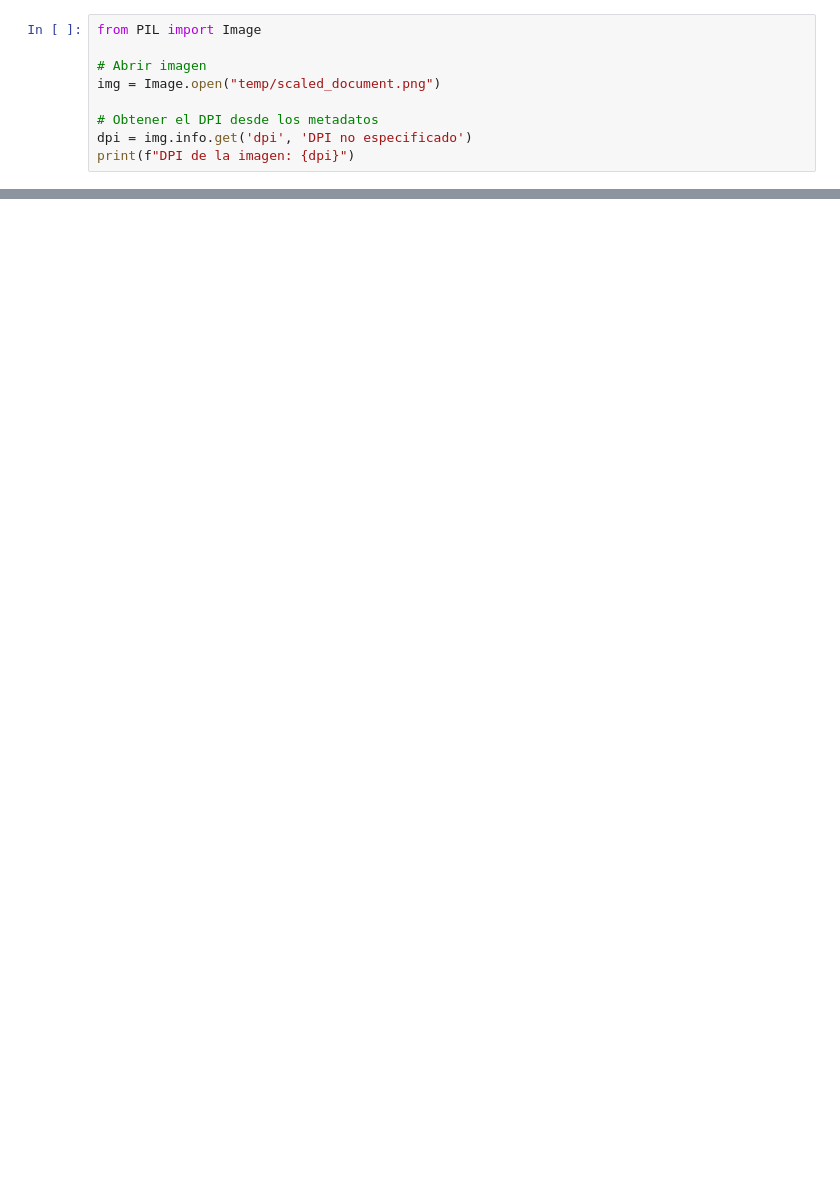
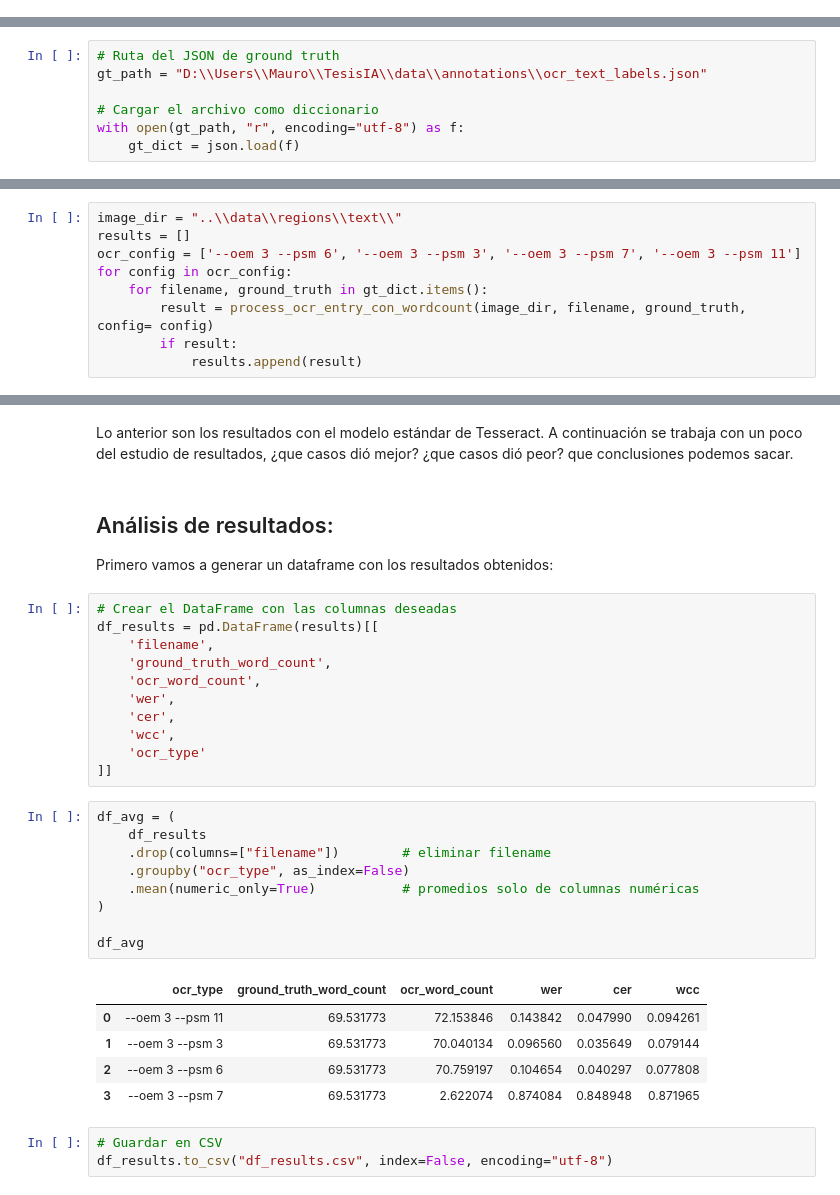
Before and after one commit to Mauro-Aguirregaray/DigitalizacionLibrosCientificos, a Jupyter notebook: notebooks/OCR_text.ipynb, the cells around one changed output, grey strips where cells are left out. Drawn from its saved outputs; the diff is of its cells as text; blank space fills up the shorter version.

Commit message:
feat(notebook): agregar notebook completo de Tesseract OCR

```diff
--- a/notebooks/OCR_text.ipynb
+++ b/notebooks/OCR_text.ipynb
@@ -139,9 +0,0 @@ stantive grounds ~ to consider this as the “final* model. If
-# %%
-from PIL import Image
-
-# Abrir imagen
-img = Image.open("temp/scaled_document.png")
-
-# Obtener el DPI desde los metadatos
-dpi = img.info.get('dpi', 'DPI no especificado')
-print(f"DPI de la imagen: {dpi}")
@@ -149,0 +18,7 @@ DPI de la imagen: DPI no especificado
+# %%
+# Ruta del JSON de ground truth
+gt_path = "D:\\Users\\Mauro\\TesisIA\\data\\annotations\\ocr_text_labels.json"
+
+# Cargar el archivo como diccionario
+with open(gt_path, "r", encoding="utf-8") as f:
+    gt_dict = json.load(f)
@@ -149,0 +106,9 @@ DPI de la imagen: DPI no especificado
+# %%
+image_dir = "..\\data\\regions\\text\\"
+results = []
+ocr_config = ['--oem 3 --psm 6', '--oem 3 --psm 3', '--oem 3 --psm 7', '--oem 3 --psm 11']
+for config in ocr_config:
+    for filename, ground_truth in gt_dict.items():
+        result = process_ocr_entry_con_wordcount(image_dir, filename, ground_truth, config= config)
+        if result:
+            results.append(result)
@@ -149,0 +135,35 @@ DPI de la imagen: DPI no especificado
+# %% [markdown]
+Lo anterior son los resultados con el modelo estándar de Tesseract. A continuación se trabaja con un poco del estudio de resultados, ¿que casos dió mejor? ¿que casos dió peor? que conclusiones podemos sacar.
+# %% [markdown]
+## Análisis de resultados:
+
+Primero vamos a generar un dataframe con los resultados obtenidos:
+# %%
+# Crear el DataFrame con las columnas deseadas
+df_results = pd.DataFrame(results)[[
+    'filename',
+    'ground_truth_word_count',
+    'ocr_word_count',
+    'wer',
+    'cer',
+    'wcc',
+    'ocr_type'
+]]
+# %%
+df_avg = (
+    df_results
+    .drop(columns=["filename"])        # eliminar filename
+    .groupby("ocr_type", as_index=False)
+    .mean(numeric_only=True)           # promedios solo de columnas numéricas
+)
+
+df_avg
+# %% [output]
+|  | ocr_type | ground_truth_word_count | ocr_word_count | wer | cer | wcc |
+| 0 | --oem 3 --psm 11 | 69.531773 | 72.153846 | 0.143842 | 0.047990 | 0.094261 |
+| 1 | --oem 3 --psm 3 | 69.531773 | 70.040134 | 0.096560 | 0.035649 | 0.079144 |
+| 2 | --oem 3 --psm 6 | 69.531773 | 70.759197 | 0.104654 | 0.040297 | 0.077808 |
+| 3 | --oem 3 --psm 7 | 69.531773 | 2.622074 | 0.874084 | 0.848948 | 0.871965 |
+# %%
+# Guardar en CSV
+df_results.to_csv("df_results.csv", index=False, encoding="utf-8")
```
Also changed, not shown: parts of 14 cells of this notebook.
